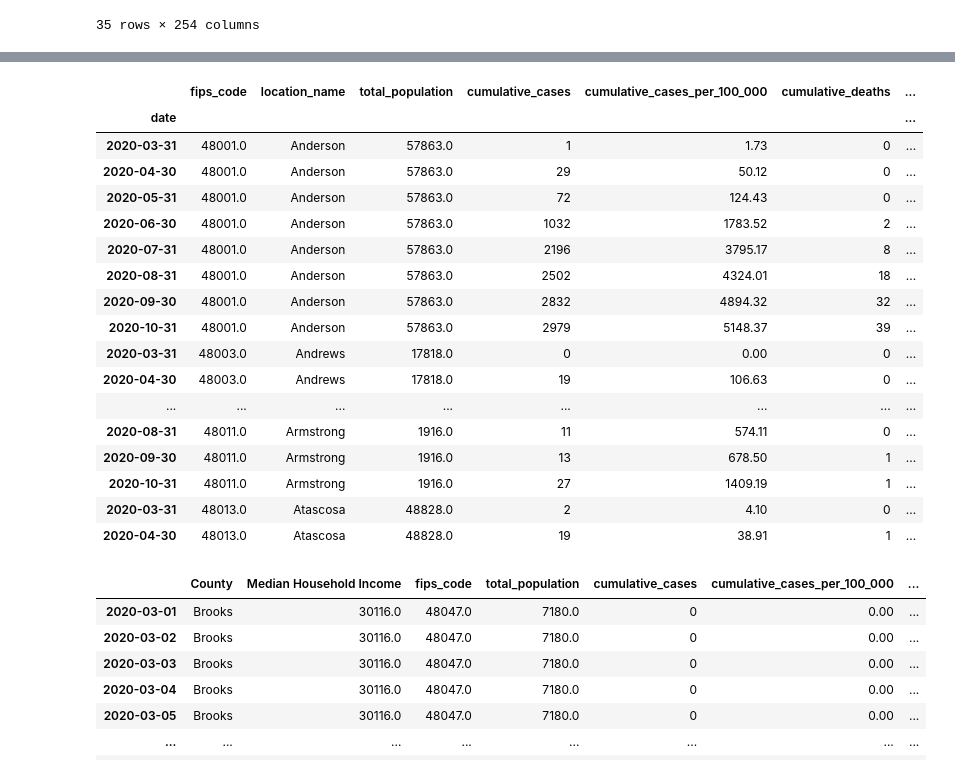
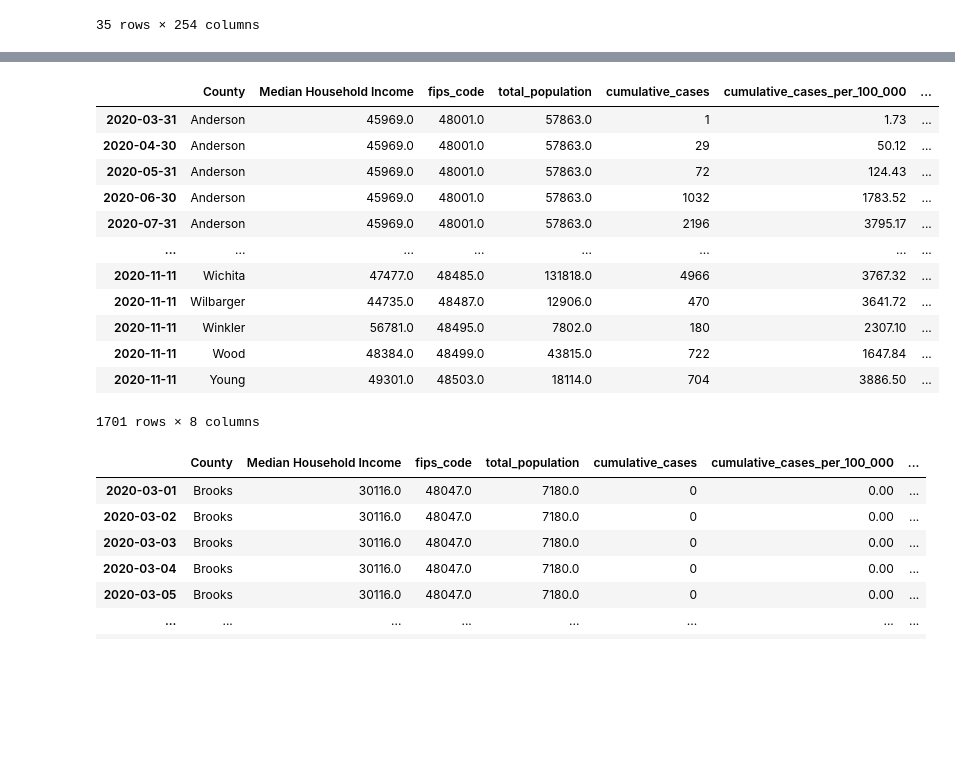
Before and after one commit to inkosi-codes/Covid-19-and-Low-Income-Communities, a Jupyter notebook: src/Covid_and_low_income_communities.ipynb, the cells around one changed output, grey strips where cells are left out. Drawn from its saved outputs; the diff is of its cells as text; code cells hidden in the pictures; blank space fills up the shorter version.

```diff
--- a/src/Covid_and_low_income_communities.ipynb
+++ b/src/Covid_and_low_income_communities.ipynb
@@ -270,53 +270,52 @@ COPY_TXCaseDeathsBy_County_timeseries = Texas_CaseDeathsBy_County_timeseries.ren
 
 #COPY_TXCaseDeathsBy_County_timeseries
 index = Texas_CaseDeathsBy_County_timeseries.index.values
 combined_low_covidcases = pd.merge(texas_low_income, COPY_TXCaseDeathsBy_County_timeseries, on='County', how='outer').set_index(index)
 combined_low_covidcases = combined_low_covidcases.dropna(how='any')
 combined_low_covidcases
 
 #lastday_month_low_covidcases = combined_low_covidcases.filter(like='2020-03-31', axis=0)
 #lastday_month_low_covidcases
 #lastday_march_low_covidcases = combined_low_covidcases['2020-03-31']
 #lastday_sum_march_low_covidcases = lastday_march_low_covidcases['cumulative_cases'].sum()
 #lastday_sum_march_low_covidcases
 
 #loop covid Numbers
-Dates = Texas_CaseDeathsBy_County_timeseries[(Texas_CaseDeathsBy_County_timeseries.index + pd.Timedelta(days=1)).day == 1]
-Dates.head(50)
+#Dates = combined_low_covidcases[(combined_low_covidcases.index + pd.Timedelta(days=1)).day == 1]
+#Dates.head(50)
+Dates = combined_low_covidcases[(combined_low_covidcases.index + pd.Timedelta(days=1)).day == 1]
+test2 = combined_low_covidcases.loc['2020-11-11']
+Dates = Dates.append(test2)
+Dates
 #Dates = ['2020-03-31', '2020-04-30', '2020-05-31', '2020-06-30', '2020-07-31', '2020-08-31', ]
 #Dates.append('2020-11-11')
 #from pandas.tseries.offsets import MonthEnd
 #df['Date'] = pd.to_datetime(df['Date'], format="%Y%m") + MonthEnd(1)
 #Dates.append(pd.Series(pd.date_range('2020-3-31',periods = 8, freq = 'M')))
 #Dates.append('2020-11-11').astype(datetime64)
 #print(Dates)
 
 #Texas_CaseDeathsBy_County_timeseries
 #combined_low_covidcases.insert(4, "") -come back to this thought about adding difference in covid cases per day
 
 # sort data by month?
 #march_combined_low_covidcases = combined_low_covidcases.filter(like='2020-03', axis=0)
 #march_combined_low_covidcases
 #keep last day of month for every county to keep most recent cumulative cases per 100,000
 # %% [output]
-|  | fips_code | location_name | total_population | cumulative_cases | cumulative_cases_per_100_000 | cumulative_deaths | ... |
-| date |  |  |  |  |  |  | ... |
-| 2020-03-31 | 48001.0 | Anderson | 57863.0 | 1 | 1.73 | 0 | ... |
-| 2020-04-30 | 48001.0 | Anderson | 57863.0 | 29 | 50.12 | 0 | ... |
-| 2020-05-31 | 48001.0 | Anderson | 57863.0 | 72 | 124.43 | 0 | ... |
-| 2020-06-30 | 48001.0 | Anderson | 57863.0 | 1032 | 1783.52 | 2 | ... |
-| 2020-07-31 | 48001.0 | Anderson | 57863.0 | 2196 | 3795.17 | 8 | ... |
-| 2020-08-31 | 48001.0 | Anderson | 57863.0 | 2502 | 4324.01 | 18 | ... |
-| 2020-09-30 | 48001.0 | Anderson | 57863.0 | 2832 | 4894.32 | 32 | ... |
-| 2020-10-31 | 48001.0 | Anderson | 57863.0 | 2979 | 5148.37 | 39 | ... |
-| 2020-03-31 | 48003.0 | Andrews | 17818.0 | 0 | 0.00 | 0 | ... |
-| 2020-04-30 | 48003.0 | Andrews | 17818.0 | 19 | 106.63 | 0 | ... |
+|  | County | Median Household Income | fips_code | total_population | cumulative_cases | cumulative_cases_per_100_000 | ... |
+| 2020-03-31 | Anderson | 45969.0 | 48001.0 | 57863.0 | 1 | 1.73 | ... |
+| 2020-04-30 | Anderson | 45969.0 | 48001.0 | 57863.0 | 29 | 50.12 | ... |
+| 2020-05-31 | Anderson | 45969.0 | 48001.0 | 57863.0 | 72 | 124.43 | ... |
+| 2020-06-30 | Anderson | 45969.0 | 48001.0 | 57863.0 | 1032 | 1783.52 | ... |
+| 2020-07-31 | Anderson | 45969.0 | 48001.0 | 57863.0 | 2196 | 3795.17 | ... |
 | ... | ... | ... | ... | ... | ... | ... | ... |
-| 2020-08-31 | 48011.0 | Armstrong | 1916.0 | 11 | 574.11 | 0 | ... |
-| 2020-09-30 | 48011.0 | Armstrong | 1916.0 | 13 | 678.50 | 1 | ... |
-| 2020-10-31 | 48011.0 | Armstrong | 1916.0 | 27 | 1409.19 | 1 | ... |
-| 2020-03-31 | 48013.0 | Atascosa | 48828.0 | 2 | 4.10 | 0 | ... |
-| 2020-04-30 | 48013.0 | Atascosa | 48828.0 | 19 | 38.91 | 1 | ... |
+| 2020-11-11 | Wichita | 47477.0 | 48485.0 | 131818.0 | 4966 | 3767.32 | ... |
+| 2020-11-11 | Wilbarger | 44735.0 | 48487.0 | 12906.0 | 470 | 3641.72 | ... |
+| 2020-11-11 | Winkler | 56781.0 | 48495.0 | 7802.0 | 180 | 2307.10 | ... |
+| 2020-11-11 | Wood | 48384.0 | 48499.0 | 43815.0 | 722 | 1647.84 | ... |
+| 2020-11-11 | Young | 49301.0 | 48503.0 | 18114.0 | 704 | 3886.50 | ... |
+1701 rows × 8 columns
 # %%
 combined_verylow_covidcases = pd.merge(texas_verylow_income, COPY_TXCaseDeathsBy_County_timeseries, on='County', how='outer').set_index(index)
 combined_verylow_covidcases = combined_verylow_covidcases.dropna(how='any')
```
